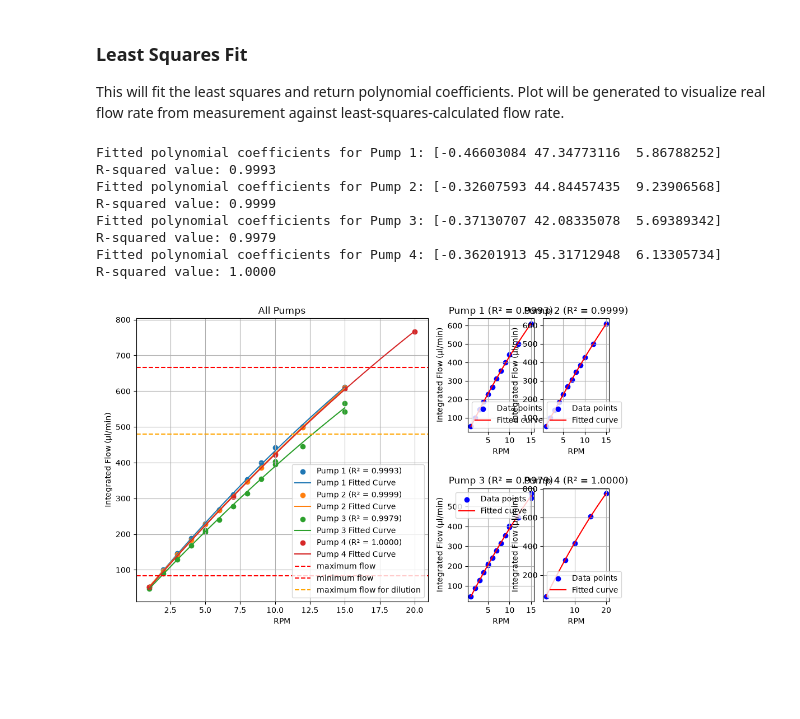
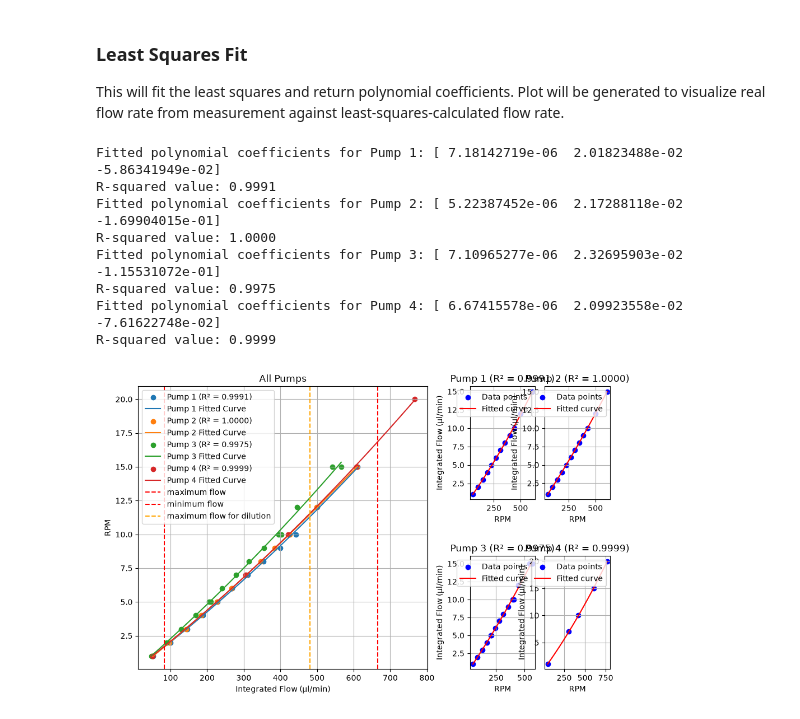
Before and after one commit to Patipolt/evoflow_control_entity, a Jupyter notebook: doc/evoflow_flow_calibration/flow_calibration.ipynb, the cells around one changed output. Cells and saved outputs as stored; diff of their text form; code cells hidden in the pictures; blank space fills up the shorter version.

Commit message:
Change the polynomial fitting function from FLOW = a*RPM^2 + b*RPM + c to RPM = a*FLOW^2 + b*FLOW + c

```diff
--- a/doc/evoflow_flow_calibration/flow_calibration.ipynb
+++ b/doc/evoflow_flow_calibration/flow_calibration.ipynb
@@ -146,82 +146,66 @@ for pump_data in pump_storage:
     rpm_values = np.asarray(pump_data.rpm_values)
     integrated_flows = np.asarray(pump_data.integrated_flow)
 
-    # rearrange ascending order of rpm_values and integrated_flows for plotting
-    sorted_indices = np.argsort(rpm_values)
+    # rearrange ascending order of integrated_flows and rpm_values for plotting
+    sorted_indices = np.argsort(integrated_flows)
     rpm_values = rpm_values[sorted_indices]
     integrated_flows = integrated_flows[sorted_indices]
 
-    # Fit least squares polynomial to the data
-    coefficients = np.polyfit(rpm_values, integrated_flows, 1)
+    # Fit least squares polynomial: rpm as a function of integrated flow
+    coefficients = np.polyfit(integrated_flows, rpm_values, 2)
     pump_data.cooefficients = coefficients
 
-    # Generate a range of rpm values for plotting the fitted curve
-    rpm_range = np.linspace(np.min(rpm_values), np.max(rpm_values), 100)
-    fitted_flows = np.polyval(coefficients, rpm_range)
+    # Generate a range of flow values for plotting the fitted curve
+    flow_range = np.linspace(np.min(integrated_flows), np.max(integrated_flows), 100)
+    fitted_rpms = np.polyval(coefficients, flow_range)
 
     # find r-squared value
-    residuals = integrated_flows - np.polyval(coefficients, rpm_values)
+    residuals = rpm_values - np.polyval(coefficients, integrated_flows)
     ss_res = np.sum(residuals**2)
-    ss_tot = np.sum((integrated_flows - np.mean(integrated_flows))**2)
+    ss_tot = np.sum((rpm_values - np.mean(rpm_values))**2)
     r_squared = 1 - (ss_res / ss_tot) if ss_tot > 0 else np.nan
     pump_data.r_squared = r_squared
 
     # Plotting the data and fitted curve for each pump in the right subplot
     if valid_plot_count < len(individual_axes):
         ax = individual_axes[valid_plot_count]
         ax.grid(True)
-        ax.scatter(rpm_values, integrated_flows, color='blue', label='Data points')
-        ax.plot(rpm_range, fitted_flows, color='red', label='Fitted curve')
+        ax.scatter(integrated_flows, rpm_values, color='blue', label='Data points')
+        ax.plot(flow_range, fitted_rpms, color='red', label='Fitted curve')
         ax.set_title(f'Pump {pump_x} (R² = {r_squared:.4f})')
         ax.set_xlabel('RPM')
         ax.set_ylabel('Integrated Flow (µl/min)')
         ax.legend()
         valid_plot_count += 1
 
     # plotting all pumps together in the left subplot
-    all_plot.scatter(rpm_values, integrated_flows, label=f'Pump {pump_x} (R² = {r_squared:.4f})')
-    all_plot.plot(rpm_range, fitted_flows, label=f'Pump {pump_x} Fitted Curve')
+    all_plot.scatter(integrated_flows, rpm_values, label=f'Pump {pump_x} (R² = {r_squared:.4f})')
+    all_plot.plot(flow_range, fitted_rpms, label=f'Pump {pump_x} Fitted Curve')
 
     # print coefficients
     print(f"Fitted polynomial coefficients for Pump {pump_x}: {coefficients}")
     print(f"R-squared value: {r_squared:.4f}")
 
 # Hide any unused individual subplots.
 for j in range(valid_plot_count, len(individual_axes)):
     individual_axes[j].set_visible(False)
 
 all_plot.set_title('All Pumps')
-all_plot.set_xlabel('RPM')
-all_plot.set_ylabel('Integrated Flow (µl/min)')
-all_plot.axhline(y=666, color='red', linewidth=1.5, linestyle='--', label='maximum flow')
-all_plot.axhline(y=83, color='red', linewidth=1.5, linestyle='--', label='minimum flow')
-all_plot.axhline(y=480, color='orange', linewidth=1.5, linestyle='--', label='maximum flow for dilution')
+all_plot.set_xlabel('Integrated Flow (µl/min)')
+all_plot.set_ylabel('RPM')
+all_plot.axvline(x=666, color='red', linewidth=1.5, linestyle='--', label='maximum flow')
+all_plot.axvline(x=83, color='red', linewidth=1.5, linestyle='--', label='minimum flow')
+all_plot.axvline(x=480, color='orange', linewidth=1.5, linestyle='--', label='maximum flow for dilution')
 all_plot.legend()
 plt.tight_layout()
 plt.show()
-
-# print(f"Fitted polynomial coefficients for Pump {pump_x}: {coefficients}")
-# print(f"R-squared value: {r_squared:.4f}")
-
-# # Always use a fresh figure so reruns do not stack previous traces
-# plt.close('all')
-# fig, ax = plt.subplots()
-# ax.scatter(rpm_values, integrated_flows, color='blue', label='Data points')
-# ax.plot(rpm_range, fitted_flows, color='red', label='Fitted curve')
-# ax.set_title(f'Flow Calibration for Pump {pump_x}')
-# ax.set_xlabel('RPM')
-# ax.set_ylabel('Integrated Flow (µl/min)')
-# ax.legend()
-# ax.grid(True)
-# fig.tight_layout()
-# plt.show()
 # %% [output]
-Fitted polynomial coefficients for Pump 1: [-0.46603084 47.34773116  5.86788252]
-R-squared value: 0.9993
-Fitted polynomial coefficients for Pump 2: [-0.32607593 44.84457435  9.23906568]
+Fitted polynomial coefficients for Pump 1: [ 7.18142719e-06  2.01823488e-02 -5.86341949e-02]
+R-squared value: 0.9991
+Fitted polynomial coefficients for Pump 2: [ 5.22387452e-06  2.17288118e-02 -1.69904015e-01]
+R-squared value: 1.0000
+Fitted polynomial coefficients for Pump 3: [ 7.10965277e-06  2.32695903e-02 -1.15531072e-01]
+R-squared value: 0.9975
+Fitted polynomial coefficients for Pump 4: [ 6.67415578e-06  2.09923558e-02 -7.61622748e-02]
 R-squared value: 0.9999
-Fitted polynomial coefficients for Pump 3: [-0.37130707 42.08335078  5.69389342]
-R-squared value: 0.9979
-Fitted polynomial coefficients for Pump 4: [-0.36201913 45.31712948  6.13305734]
-R-squared value: 1.0000
-[figure, old version]
+[figure, new version]
```
Also changed, not shown: 2 other files.
